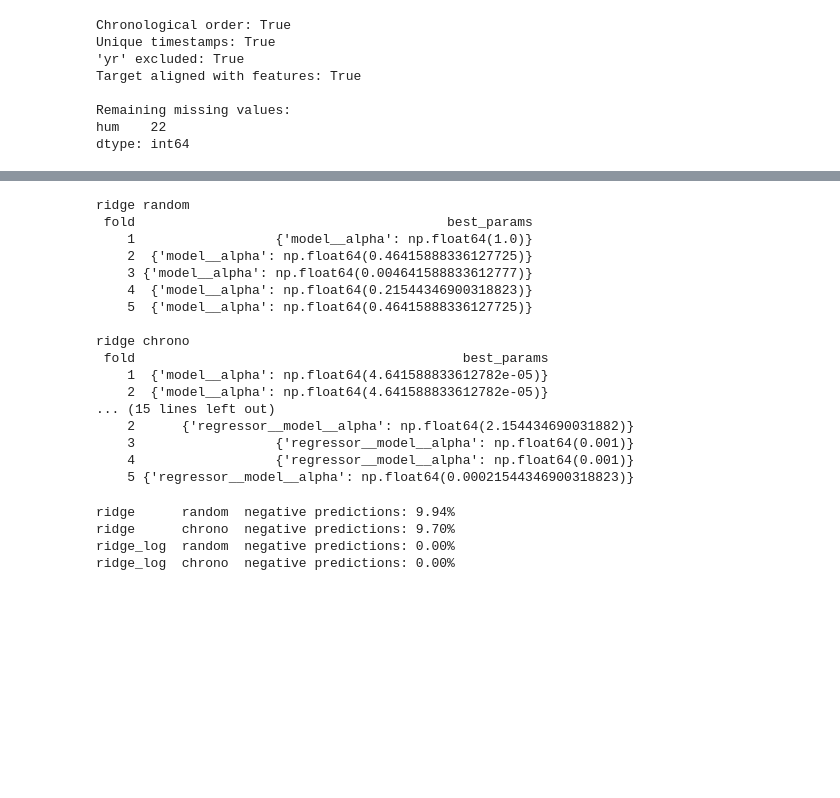
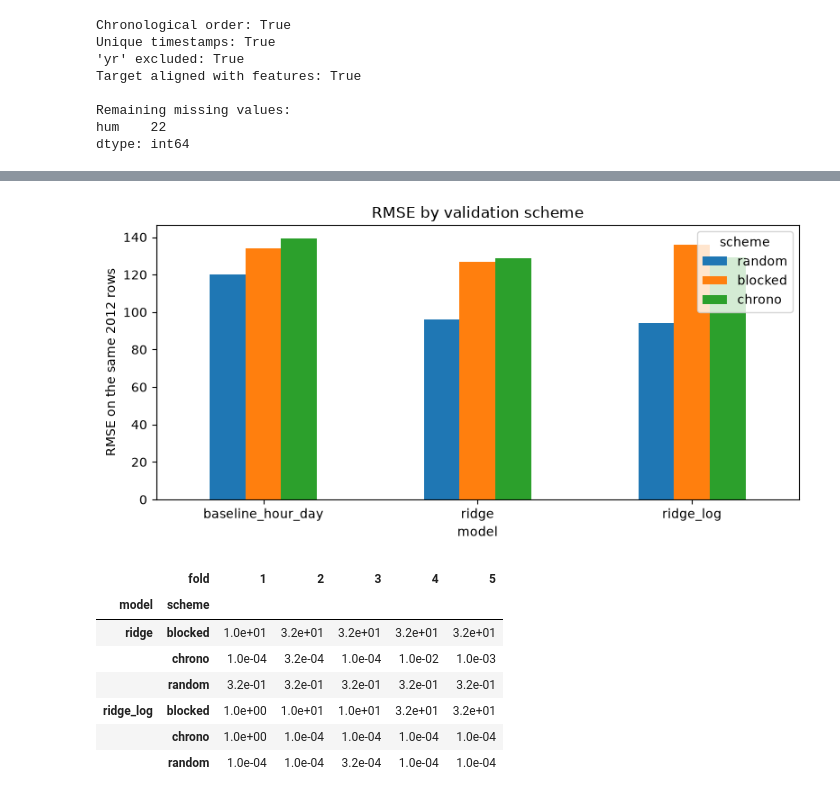
Before and after one commit to gghgfttd/ml-2026-MiniProject, a Jupyter notebook: 03_ridge.ipynb, the cells around one changed output, grey strips where cells are left out. Cells and saved outputs as stored; diff of their text form; code cells hidden in the pictures; blank space fills up the shorter version.

```diff
--- a/03_ridge.ipynb
+++ b/03_ridge.ipynb
@@ -158,0 +219,28 @@ summary.round(3)
+# %%
+from src.validation import compute_metrics
+
+
+def load_preds(name, scheme):
+    return pd.read_csv(RESULTS_DIR / f"{name}_{scheme}_preds.csv", index_col="datetime", parse_dates=True)
+
+
+def matched_metrics(name):
+    """Metrics of one model under each scheme on the hours tested by the chrono scheme."""
+    cutoff = load_preds(name, "chrono").index.min()
+    rows = []
+    for scheme in SCHEMES:
+        preds = load_preds(name, scheme)
+        preds = preds[preds.index >= cutoff]
+        rows.append({"model": name, "scheme": scheme, "n_rows": len(preds),
+                     **compute_metrics(preds["y_true"], preds["y_pred"])})
+    return rows
+
+
+names = ["baseline_const", "baseline_hour_day", "ridge", "ridge_log"]
+matched = pd.DataFrame([row for n in names for row in matched_metrics(n)])
+rmse = matched.pivot(index="model", columns="scheme", values="rmse")[list(SCHEMES)]
+gain = (1 - rmse.div(rmse.loc["baseline_hour_day"])) * 100
+
+display(matched.round(3))
+display(rmse.round(1))
+display(gain.round(1))
@@ -159,31 +273,27 @@ summary.round(3)
+# %%
+ax = rmse.loc[["baseline_hour_day", "ridge", "ridge_log"]].plot(kind="bar", figsize=(8, 4))
+ax.set_ylabel("RMSE on the same 2012 rows")
+ax.set_title("RMSE by validation scheme")
+plt.xticks(rotation=0)
+plt.tight_layout()
+plt.savefig("figures/ridge_matched_rmse.png", dpi=150, bbox_inches="tight")
+plt.show()
+# %% [output]
+[figure, added]
 # %%
+rows = []
 for (name, scheme), (folds, _) in results.items():
-    print(name, scheme)
-    print(folds[["fold", "best_params"]].to_string(index=False), "\n")
+    alpha = folds["best_params"].str.extract(r"alpha'?: (?:np\.float64\()?([0-9.eE+-]+)")[0].astype(float)
+    rows.append(pd.DataFrame({"model": name, "scheme": scheme, "fold": folds["fold"], "alpha": alpha}))
+
+alphas = pd.concat(rows)
+alphas.pivot_table(index=["model", "scheme"], columns="fold", values="alpha").map("{:.1e}".format)
 # %% [output]
-ridge random
- fold                                        best_params
-    1                  {'model__alpha': np.float64(1.0)}
-    2  {'model__alpha': np.float64(0.46415888336127725)}
-    3 {'model__alpha': np.float64(0.004641588833612777)}
-    4  {'model__alpha': np.float64(0.21544346900318823)}
-    5  {'model__alpha': np.float64(0.46415888336127725)}
-
-ridge chrono
- fold                                          best_params
-    1  {'model__alpha': np.float64(4.641588833612782e-05)}
-    2  {'model__alpha': np.float64(4.641588833612782e-05)}
-... (15 lines left out)
-    2      {'regressor__model__alpha': np.float64(2.154434690031882)}
-    3                  {'regressor__model__alpha': np.float64(0.001)}
-    4                  {'regressor__model__alpha': np.float64(0.001)}
-    5 {'regressor__model__alpha': np.float64(0.00021544346900318823)}
+|  | fold | 1 | 2 | 3 | 4 | 5 |
+| model | scheme |  |  |  |  |  |
+| ridge | blocked | 1.0e+01 | 3.2e+01 | 3.2e+01 | 3.2e+01 | 3.2e+01 |
+|  | chrono | 1.0e-04 | 3.2e-04 | 1.0e-04 | 1.0e-02 | 1.0e-03 |
+|  | random | 3.2e-01 | 3.2e-01 | 3.2e-01 | 3.2e-01 | 3.2e-01 |
+| ridge_log | blocked | 1.0e+00 | 1.0e+01 | 1.0e+01 | 3.2e+01 | 3.2e+01 |
+|  | chrono | 1.0e+00 | 1.0e-04 | 1.0e-04 | 1.0e-04 | 1.0e-04 |
+|  | random | 1.0e-04 | 1.0e-04 | 3.2e-04 | 1.0e-04 | 1.0e-04 |
-# %%
-for (name, scheme), (_, preds) in results.items():
-    share = (preds["y_pred"] < 0).mean()
-    print(f"{name:10s} {scheme:7s} negative predictions: {share:.2%}")
-# %% [output]
-ridge      random  negative predictions: 9.94%
-ridge      chrono  negative predictions: 9.70%
-ridge_log  random  negative predictions: 0.00%
-ridge_log  chrono  negative predictions: 0.00%
```
Also changed, not shown: parts of 27 cells of this notebook.
